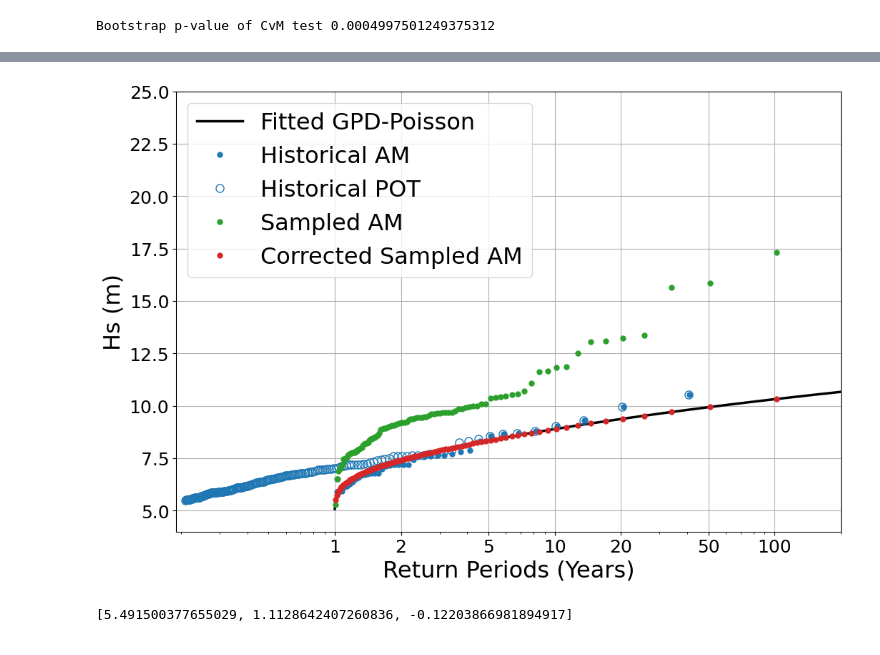
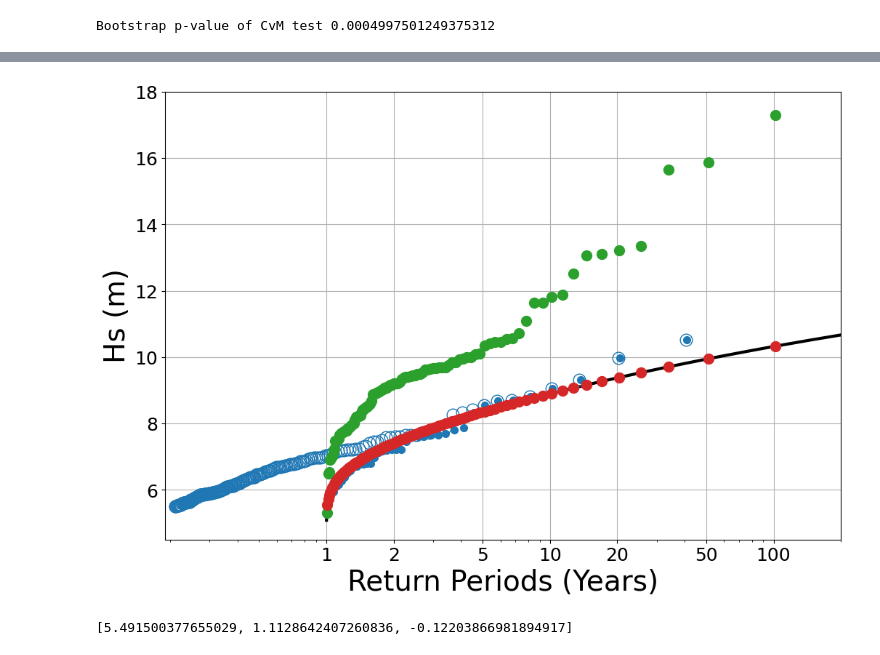
Before and after one commit to viccollado/ExtremeCorrection, a Jupyter notebook: Notebooks/ExtremeCorrectionHsTpSantona.ipynb, the cells around one changed output, grey strips where cells are left out. Drawn from its saved outputs; the diff is of its cells as text; code cells hidden in the pictures.

```diff
--- a/Notebooks/ExtremeCorrectionHsTpSantona.ipynb
+++ b/Notebooks/ExtremeCorrectionHsTpSantona.ipynb
@@ -239,7 +239,7 @@ fig = plt.figure(figsize=(12,8))
 ax= fig.add_subplot()
 
 # # Fitted GPD-Poisson
-ax.semilogx(extr_corr_complete.ci_T_years, np.sort(extr_corr_complete.x_vals_gpd_poiss_hist), color = 'black', linewidth=2.5, label='Fitted GPD-Poisson')
+ax.semilogx(extr_corr_complete.ci_T_years, np.sort(extr_corr_complete.x_vals_gpd_poiss_hist), color = 'black', linewidth=3, label='Fitted GPD-Poisson')
 # # Confidence interval for fitted GPD-Poisson
 # ax.semilogx(extr_corr_complete.ci_T_years, extr_corr_complete.upper_pot_ci_return, color = "tab:gray",linestyle='dotted', label=f'{extr_corr_complete.conf} Conf. Band')
 # ax.semilogx(extr_corr_complete.ci_T_years, extr_corr_complete.lower_pot_ci_return, color = "tab:gray",linestyle='dotted')
@@ -247,10 +247,10 @@ ax.semilogx(extr_corr_complete.ci_T_years, np.sort(extr_corr_complete.x_vals_gpd
 
 
 # Historical data
-ax.semilogx(extr_corr_complete.T_annmax, extr_corr_complete.max_data_sorted, color="tab:blue", linewidth=0, marker='o',markersize=5, label='Historical AM')
+ax.semilogx(extr_corr_complete.T_annmax, extr_corr_complete.max_data_sorted, color="tab:blue", linewidth=0, marker='o',markersize=7, label='Historical AM')
 # T_hist_pot = 1 / (1 - (np.arange(1, extr_corr_complete.n_pot + 1) / (extr_corr_complete.n_pot + 1))) / (extr_corr_complete.poiss_parameter)
 T_hist_pot = 1 / (1 - (np.arange(1, extr_corr_complete.n_pot + 1) / (extr_corr_complete.n_pot + 1))) / (extr_corr_complete.n_pot / (extr_corr_complete.n_pit / 362.242))
-ax.semilogx(T_hist_pot, np.sort(extr_corr_complete.pot_data), color="tab:blue", linewidth=0, marker='o',markersize=8, fillstyle='none', label='Historical POT')
+ax.semilogx(T_hist_pot, np.sort(extr_corr_complete.pot_data), color="tab:blue", linewidth=0, marker='o',markersize=12, fillstyle='none', label='Historical POT')
 
 
 
@@ -258,7 +258,7 @@ ax.semilogx(T_hist_pot, np.sort(extr_corr_complete.pot_data), color="tab:blue",
 # ax.semilogx(T_pt_corrected_sim, self.sim_pit_data_sorted, color="tab:blue", linewidth=0, marker='o',markersize=10, fillstyle='none',markerfacecolor='none', markeredgecolor = "tab:blue", label='Daily Data')
 # ax.semilogx(T_pot_sim, self.sim_pot_data_sorted, color="orange", linewidth=0, marker='o',markersize=5, label='POT')
 # ax.semilogx(T_pot, extr_corr_complete.sim_pot_data_sorted, label="Sampled POT", color="tab:green", linewidth=0, marker='o',markersize=5)
-ax.semilogx(extr_corr_complete.T_annmax_sim, extr_corr_complete.sim_max_data_sorted[extr_corr_complete.am_index_0:], color="tab:green", linewidth=0, marker='o',markersize=5, label='Sampled AM')
+ax.semilogx(extr_corr_complete.T_annmax_sim, extr_corr_complete.sim_max_data_sorted[extr_corr_complete.am_index_0:], color="tab:green", linewidth=0, marker='o',markersize=10, label='Sampled AM')
 
 
 
@@ -276,39 +276,39 @@ from src.pot_utils import q_pot
 
 sim_max_data_corrected = np.zeros(extr_corr_complete.n_sim_year_peaks)
 ecdf_max_probs_sim = np.arange(1, extr_corr_complete.n_sim_year_peaks + 1) / (extr_corr_complete.n_sim_year_peaks + 1)   # ECDF
 sim_max_data_corrected[extr_corr_complete.am_index_0:] = q_pot(ecdf_max_probs_sim[extr_corr_complete.am_index_0:], extr_corr_complete.parameters, extr_corr_complete.poiss_parameter)    # Corrected POT
 if extr_corr_complete.n_sim_year_peaks > 1:
     sim_aux_pit_corrected = np.interp(
                     extr_corr_complete.sim_pit_data,              # x-coords to interpolate
                     np.append(min(extr_corr_complete.sim_pit_data), extr_corr_complete.sim_max_data_sorted),    # x-coords of data points
                     np.append(min(extr_corr_complete.sim_pit_data), sim_max_data_corrected)  # y-coords of data points
                 )
     sim_pit_data_corrected = sim_aux_pit_corrected
     sim_max_data_corrected_sorted = np.sort(sim_max_data_corrected)
 
-ax.semilogx(extr_corr_complete.T_annmax_sim, sim_max_data_corrected_sorted[extr_corr_complete.am_index_0:], color = 'tab:red',linewidth=0, marker='o',markersize=5,label=r'Corrected Sampled AM')
+ax.semilogx(extr_corr_complete.T_annmax_sim, sim_max_data_corrected_sorted[extr_corr_complete.am_index_0:], color = 'tab:red',linewidth=0, marker='o',markersize=10,label=r'Corrected Sampled AM')
 
 
 
-ax.set_xlabel("Return Periods (Years)", fontsize=23)
-ax.set_ylabel(f"{extr_corr_complete.var} (m)", fontsize=23)
+ax.set_xlabel("Return Periods (Years)", fontsize=28)
+ax.set_ylabel(f"{extr_corr_complete.var} (m)", fontsize=28)
 # ax.set_title(f"Simulated Return Period ({self.var})", fontsize=TITLE_FONTSIZE)
 ax.set_xscale('log')
 ax.set_xticks([1, 2, 5, 10, 20, 50, 100, 250, 1000, 10000])
 ax.get_xaxis().set_major_formatter(plt.ScalarFormatter())
 # ax.set_xlim(right=10000)
 ax.set_xlim(left=0.19, right=200)
 # ax.set_ylim(bottom=0)
-ax.set_ylim(bottom=4, top=25)
-ax.legend(loc='upper left', fontsize=23)
+ax.set_ylim(bottom=4.5, top=18)
+# ax.legend(loc='upper left', fontsize=28)
 ax.tick_params(axis='both', which='major', labelsize=18)
 ax.tick_params(axis='both', which='minor', labelsize=18)
 ax.grid()
 
 plt.savefig("Figures/Santona/Hs_Santona_Hs/Hs_HistPOTAM_Deterministic.png", dpi=300, bbox_inches="tight")
 plt.show()
 # %% [output]
-[figure, old version]
+[figure, new version]
 # %%
 extr_corr_complete.parameters
 # %% [output]
```
Also changed, not shown: parts of 39 cells of this notebook, 1 other file.
